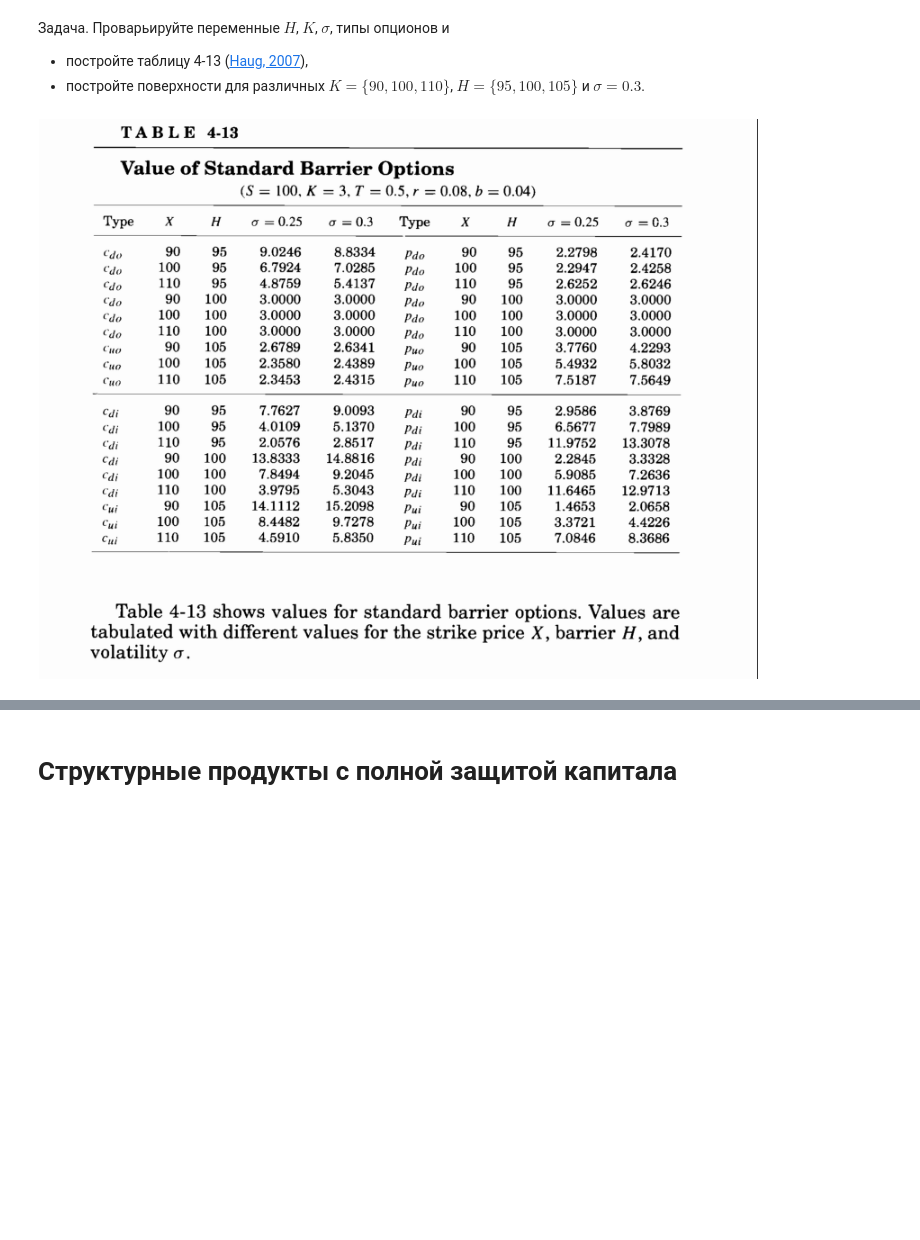
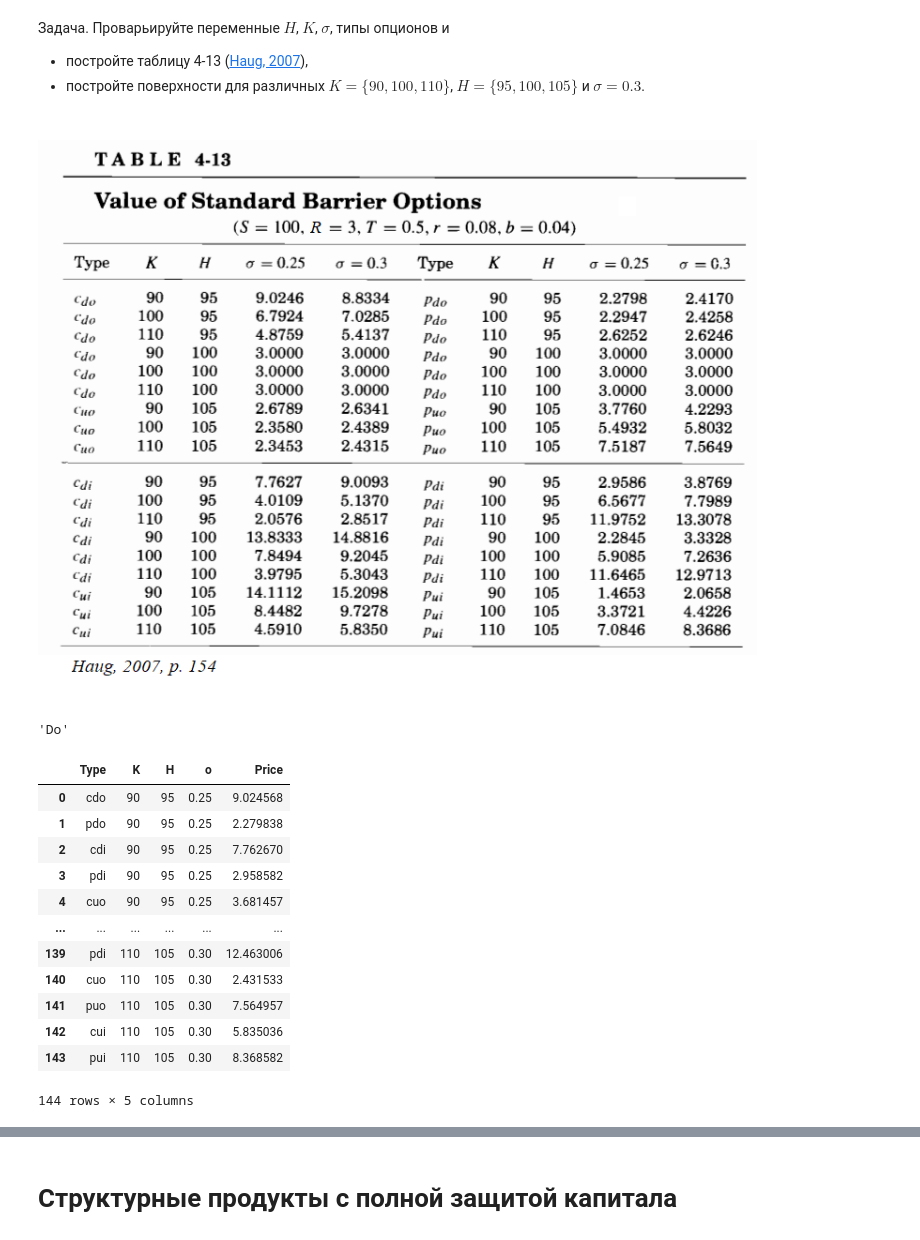
Before and after one commit to MiromanovDaniil/GSFP-labs, a Jupyter notebook: lab_2b_GSFP.ipynb, the cells around one changed output, grey strips where cells are left out. Cells and saved outputs as stored; diff of their text form; code cells hidden in the pictures; blank space fills up the shorter version.

```diff
--- a/lab_2b_GSFP.ipynb
+++ b/lab_2b_GSFP.ipynb
@@ -265,4 +266,5 @@ np.float64(9.02456769496686)
 *   постройте таблицу 4-13 ([Haug, 2007](https://drive.google.com/file/d/1yxjRkchVqvl2xkQFyeB2BKNQ1SKJSTtK/view?usp=sharing)),
 *   постройте поверхности для различных $K=\{90, 100, 110\}$, $H=\{95, 100, 105\}$ и $\sigma=0.3$.
 # %% [markdown]
-![image.png](attachment:image.png)
+\
+![image.png](embedded-picture-1)
@@ -271,0 +271,49 @@ def plot_barrier_table():
+# %%
+def get_barrier_table():
+    sigmas = [0.25, 0.3]
+    K = [90, 100, 110]
+    H = [95, 100, 105]
+    K_values = [90, 100, 110]
+    H_values = [95, 100, 105]
+    r = 0.08
+    b = 0.04
+    T = 0.5
+    R = 3
+    S = 100
+
+    table = []
+    for sigma in sigmas:
+        for K in K_values:
+            for H in H_values:
+                for option_type in ["Down-and-out", "Down-and-in", "Up-and-out", "Up-and-in"]:
+                    for is_call in [True, False]:
+                        price = barrier_option(option_type, S, H, K, R, T, r, b, sigma, is_call)
+                        table.append({
+                            "Type": f"{'c' if is_call else 'p'}{option_type[:1].lower()}{option_type[option_type.rfind("-")+1]}",
+                            "K": K,
+                            "H": H,
+                            "o": sigma,
+                            "Price": price
+                        })
+    return pd.DataFrame(table)
+# %%
+option_type = "Down-and-out"
+option_type[:2]
+# %% [output]
+'Do'
+# %%
+get_barrier_table()
+# %% [output]
+|  | Type | K | H | o | Price |
+| 0 | cdo | 90 | 95 | 0.25 | 9.024568 |
+| 1 | pdo | 90 | 95 | 0.25 | 2.279838 |
+| 2 | cdi | 90 | 95 | 0.25 | 7.762670 |
+| 3 | pdi | 90 | 95 | 0.25 | 2.958582 |
+| 4 | cuo | 90 | 95 | 0.25 | 3.681457 |
+| ... | ... | ... | ... | ... | ... |
+| 139 | pdi | 110 | 105 | 0.30 | 12.463006 |
+| 140 | cuo | 110 | 105 | 0.30 | 2.431533 |
+| 141 | puo | 110 | 105 | 0.30 | 7.564957 |
+| 142 | cui | 110 | 105 | 0.30 | 5.835036 |
+| 143 | pui | 110 | 105 | 0.30 | 8.368582 |
+144 rows × 5 columns
```
Also changed, not shown: parts of 5 cells of this notebook.
